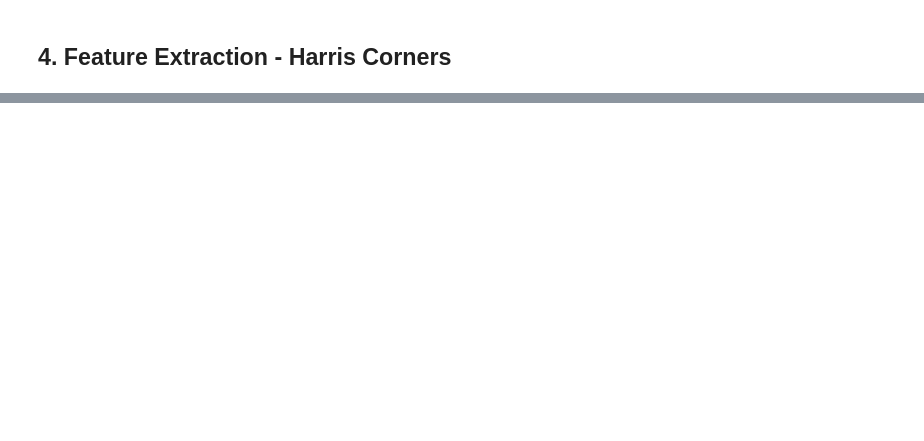
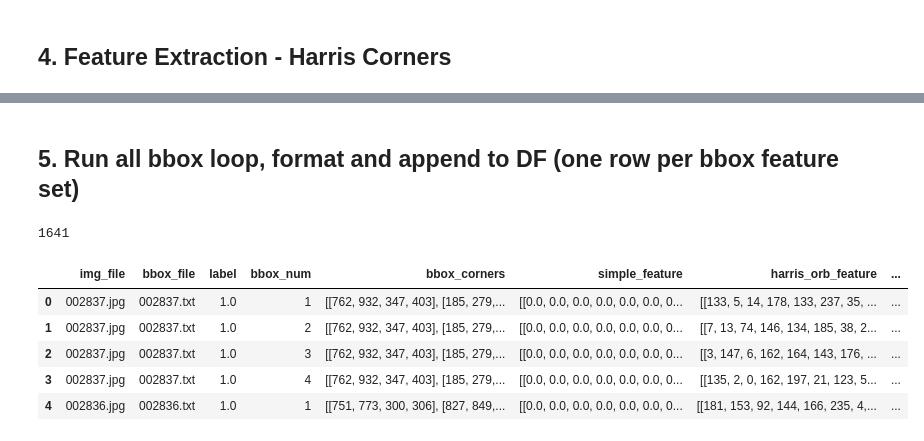
Before and after one commit to jcalz23/logo_detection_w281, a Jupyter notebook: scripts/fe_kp_descriptors.ipynb, the cells around one changed output, grey strips where cells are left out. Saved outputs shown, nothing was run; the diff lists cells and outputs as text; code cells hidden in the pictures; blank space fills up the shorter version.

Commit message:
updates to feature descriptor functions, execution scripts

```diff
--- a/scripts/fe_kp_descriptors.ipynb
+++ b/scripts/fe_kp_descriptors.ipynb
@@ -136,0 +52,77 @@ print(np.max(orb_feature))
+# %%
+# Extract a single box so that we can extract features
+i = 1 # box number
+x_min, x_max, y_min, y_max = bboxes[i]
+img_bbox = im_gray[y_min:y_max, x_min:x_max]
+
+# keypoints, feature descriptors
+harris_kp = HarrisKeypointDetector(img_bbox, n=2, w=3, k=0.04, p=0.9, verbose=False)
+simple_feature = SimpleFeatureDescriptor(img_bbox, harris_kp, w=5)
+harris_orb_feature = ORB_SIFT_FeatureDescriptor(img_bbox, use_orb = True, use_harris=True, nfeatures=10, harris_kp=harris_kp)
+orb_kp_feature = ORB_SIFT_FeatureDescriptor(img_bbox, use_orb = True, use_harris=False, nfeatures=10, harris_kp=None)
+harris_sift_feature = ORB_SIFT_FeatureDescriptor(img_bbox, use_orb = False, use_harris=True, nfeatures=10, harris_kp=harris_kp)
+sift_kp_feature = ORB_SIFT_FeatureDescriptor(img_bbox, use_orb = False, use_harris=False, nfeatures=10, harris_kp=None)
+# %% [markdown]
+## 5. Run all bbox loop, format and append to DF (one row per bbox feature set)
+# %%
+# Init DF
+df = pd.DataFrame({
+    'img_file': pd.Series(dtype='str'),
+    'bbox_file': pd.Series(dtype='str'),
+    'label':  pd.Series(dtype='int'),
+    'bbox_num': pd.Series(dtype='int'),
+    'bbox_corners': pd.Series(dtype='int'),
+    'simple_feature': pd.Series(dtype='float32'),
+    'harris_orb_feature': pd.Series(dtype='float32'),
+    'orb_kp_feature': pd.Series(dtype='float32'),
+    'harris_sift_feature': pd.Series(dtype='float32'),
+    'sift_kp_feature': pd.Series(dtype='float32'),
+    })
+
+# Load first image, template, bounding boxes
+for z in range(len(train)):
+    img_file = image_dir + train[z]
+    img_bbox_file = bbox_dir +  train[z].replace('.jpg', '.txt')
+
+    # Load image, overlay bboxes
+    im_gray, im_bboxes, bboxes, label = overlay_bboxes(img_file, img_bbox_file)
+
+    # loop through each box, get features and append to df row
+    for i in range(len(bboxes)):
+        x_min, x_max, y_min, y_max = bboxes[i]
+        img_bbox = im_bboxes[y_min:y_max, x_min:x_max]
+
+        # get keyopints and feature descriptors
+        harris_kp = HarrisKeypointDetector(img_bbox, n=2, w=3, k=0.04, p=0.9, verbose=False)
+        simple_feature = SimpleFeatureDescriptor(img_bbox, harris_kp, w=5)
+        harris_orb_feature = ORB_SIFT_FeatureDescriptor(img_bbox, use_orb = True, use_harris=True, nfeatures=10, harris_kp=harris_kp)
+        orb_kp_feature = ORB_SIFT_FeatureDescriptor(img_bbox, use_orb = True, use_harris=False, nfeatures=10, harris_kp=None)
+        harris_sift_feature = ORB_SIFT_FeatureDescriptor(img_bbox, use_orb = False, use_harris=True, nfeatures=10, harris_kp=harris_kp)
+        sift_kp_feature = ORB_SIFT_FeatureDescriptor(img_bbox, use_orb = False, use_harris=False, nfeatures=10, harris_kp=None)
+
+        # append to df
+        row = {
+            'img_file': train[z],
+            'bbox_file': train[z].replace('.jpg', '.txt'),
+            'label': label,
+            'bbox_num': i+1,
+            'bbox_corners': np.array(bboxes, dtype='int'),
+            'simple_feature': simple_feature,
+            'harris_orb_feature': harris_orb_feature,
+            'orb_kp_feature': orb_kp_feature,
+            'harris_sift_feature': harris_sift_feature,
+            'sift_kp_feature': sift_kp_feature,
+            }
+        df = df.append(row, ignore_index=True)
+
+# display
+print(len(df))
+df.head()
+# %% [output]
+1641
+|  | img_file | bbox_file | label | bbox_num | bbox_corners | simple_feature | harris_orb_feature | ... |
+| 0 | 002837.jpg | 002837.txt | 1.0 | 1 | [[762, 932, 347, 403], [185, 279,... | [[0.0, 0.0, 0.0, 0.0, 0.0, 0.0, 0... | [[133, 5, 14, 178, 133, 237, 35, ... | ... |
+| 1 | 002837.jpg | 002837.txt | 1.0 | 2 | [[762, 932, 347, 403], [185, 279,... | [[0.0, 0.0, 0.0, 0.0, 0.0, 0.0, 0... | [[7, 13, 74, 146, 134, 185, 38, 2... | ... |
+| 2 | 002837.jpg | 002837.txt | 1.0 | 3 | [[762, 932, 347, 403], [185, 279,... | [[0.0, 0.0, 0.0, 0.0, 0.0, 0.0, 0... | [[3, 147, 6, 162, 164, 143, 176, ... | ... |
+| 3 | 002837.jpg | 002837.txt | 1.0 | 4 | [[762, 932, 347, 403], [185, 279,... | [[0.0, 0.0, 0.0, 0.0, 0.0, 0.0, 0... | [[135, 2, 0, 162, 197, 21, 123, 5... | ... |
+| 4 | 002836.jpg | 002836.txt | 1.0 | 1 | [[751, 773, 300, 306], [827, 849,... | [[0.0, 0.0, 0.0, 0.0, 0.0, 0.0, 0... | [[181, 153, 92, 144, 166, 235, 4,... | ... |
```
Also changed, not shown: parts of 11 cells of this notebook, 1 other file.
